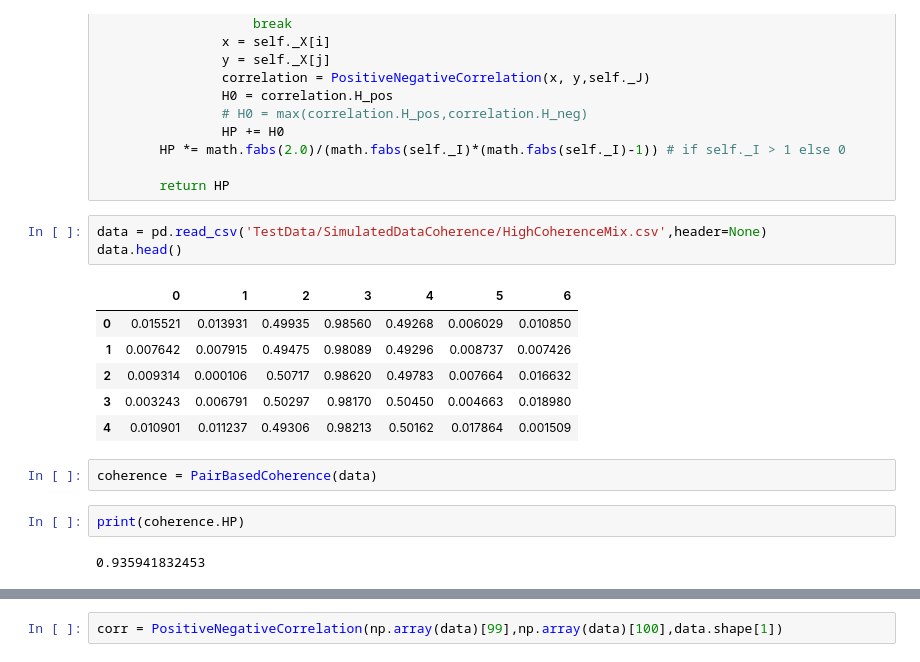
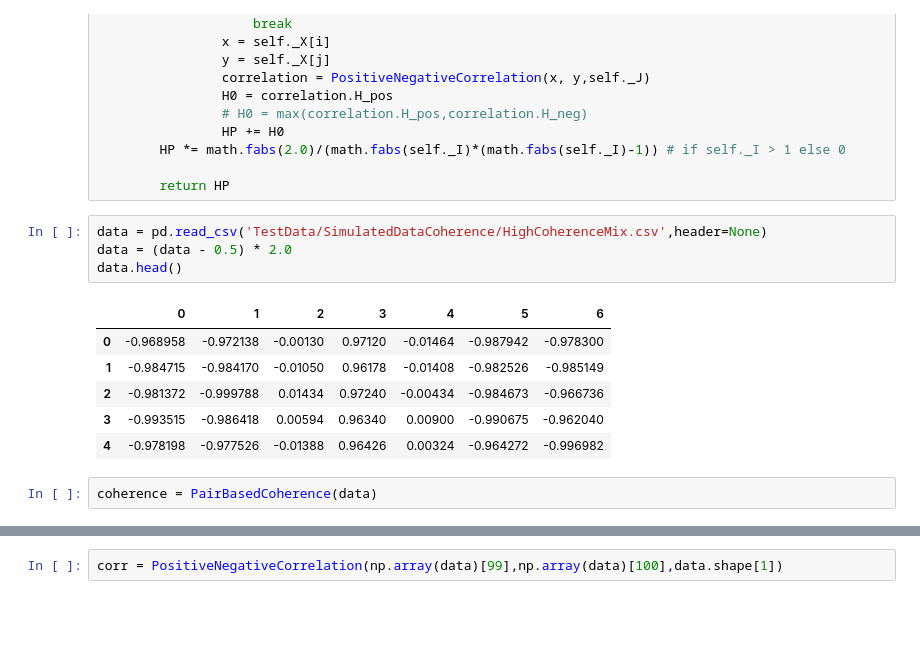
Before and after one commit to josechudev/GeneExpressionBiClustering, a Jupyter notebook: Notebooks/3.1 Measures test.ipynb, the cells around one changed output, grey strips where cells are left out. Cells and saved outputs as stored; diff of their text form; blank space fills up the shorter version.

```diff
--- a/Notebooks/3.1 Measures test.ipynb
+++ b/Notebooks/3.1 Measures test.ipynb
@@ -82,17 +85,14 @@ class PairBasedCoherence(object):
         return HP
 # %%
 data = pd.read_csv('TestData/SimulatedDataCoherence/HighCoherenceMix.csv',header=None)
+data = (data - 0.5) * 2.0
 data.head()
 # %% [output]
 |  | 0 | 1 | 2 | 3 | 4 | 5 | 6 |
-| 0 | 0.015521 | 0.013931 | 0.49935 | 0.98560 | 0.49268 | 0.006029 | 0.010850 |
-| 1 | 0.007642 | 0.007915 | 0.49475 | 0.98089 | 0.49296 | 0.008737 | 0.007426 |
-| 2 | 0.009314 | 0.000106 | 0.50717 | 0.98620 | 0.49783 | 0.007664 | 0.016632 |
-| 3 | 0.003243 | 0.006791 | 0.50297 | 0.98170 | 0.50450 | 0.004663 | 0.018980 |
-| 4 | 0.010901 | 0.011237 | 0.49306 | 0.98213 | 0.50162 | 0.017864 | 0.001509 |
+| 0 | -0.968958 | -0.972138 | -0.00130 | 0.97120 | -0.01464 | -0.987942 | -0.978300 |
+| 1 | -0.984715 | -0.984170 | -0.01050 | 0.96178 | -0.01408 | -0.982526 | -0.985149 |
+| 2 | -0.981372 | -0.999788 | 0.01434 | 0.97240 | -0.00434 | -0.984673 | -0.966736 |
+| 3 | -0.993515 | -0.986418 | 0.00594 | 0.96340 | 0.00900 | -0.990675 | -0.962040 |
+| 4 | -0.978198 | -0.977526 | -0.01388 | 0.96426 | 0.00324 | -0.964272 | -0.996982 |
 # %%
 coherence = PairBasedCoherence(data)
-# %%
-print(coherence.HP)
-# %% [output]
-0.935941832453
```
Also changed, not shown: parts of 14 cells of this notebook, 1 other file.
